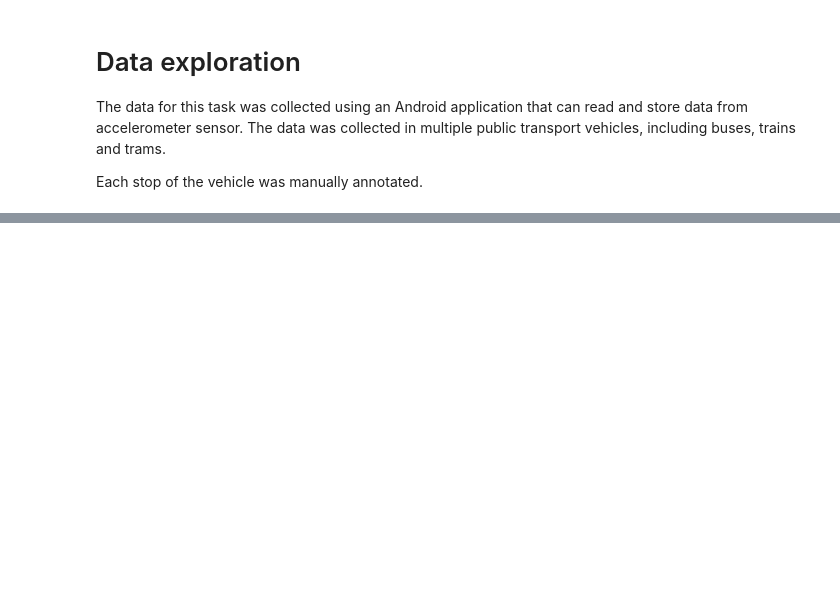
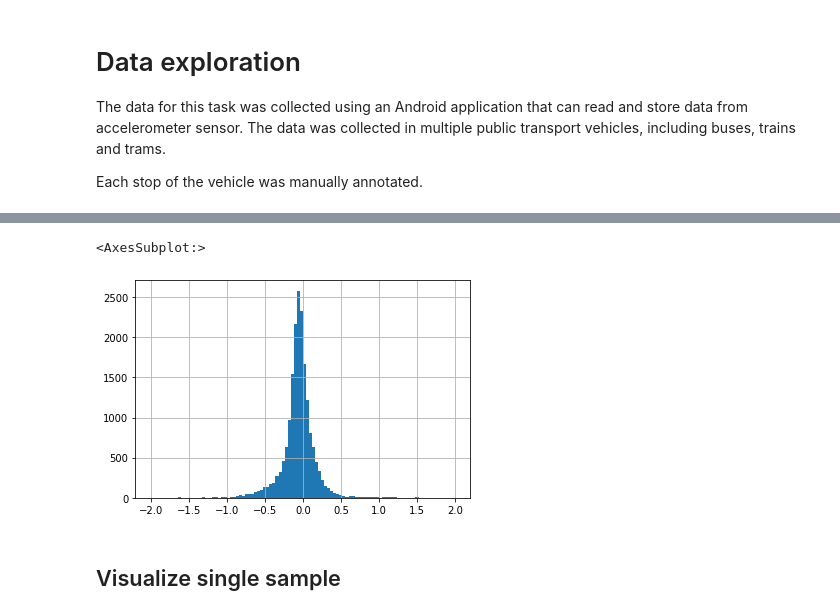
Before and after one commit to dragoon/tmd-primer, a Jupyter notebook: tmdprimer/stop_classification/Data exploration.ipynb, the cells around one changed output, grey strips where cells are left out. Cells and saved outputs as stored; diff of their text form; code cells hidden in the pictures; blank space fills up the shorter version.

```diff
--- a/tmdprimer/stop_classification/Data exploration.ipynb
+++ b/tmdprimer/stop_classification/Data exploration.ipynb
@@ -68,3 +77,10 @@ sns.displot(stop_durations_df, x="duration", hue="mode", kind="kde")
+# %%
+dataset.data_files[-5].df['x'].hist(bins=100, range=(-2, 2))
+# %% [output]
+<AxesSubplot:>
+[figure, added]
+# %% [markdown]
+## Visualize single sample
 # %%
 dataset.data_files[-5].get_figure()
 # %% [output]
```
Also changed, not shown: parts of 6 cells of this notebook, 1 other file.
